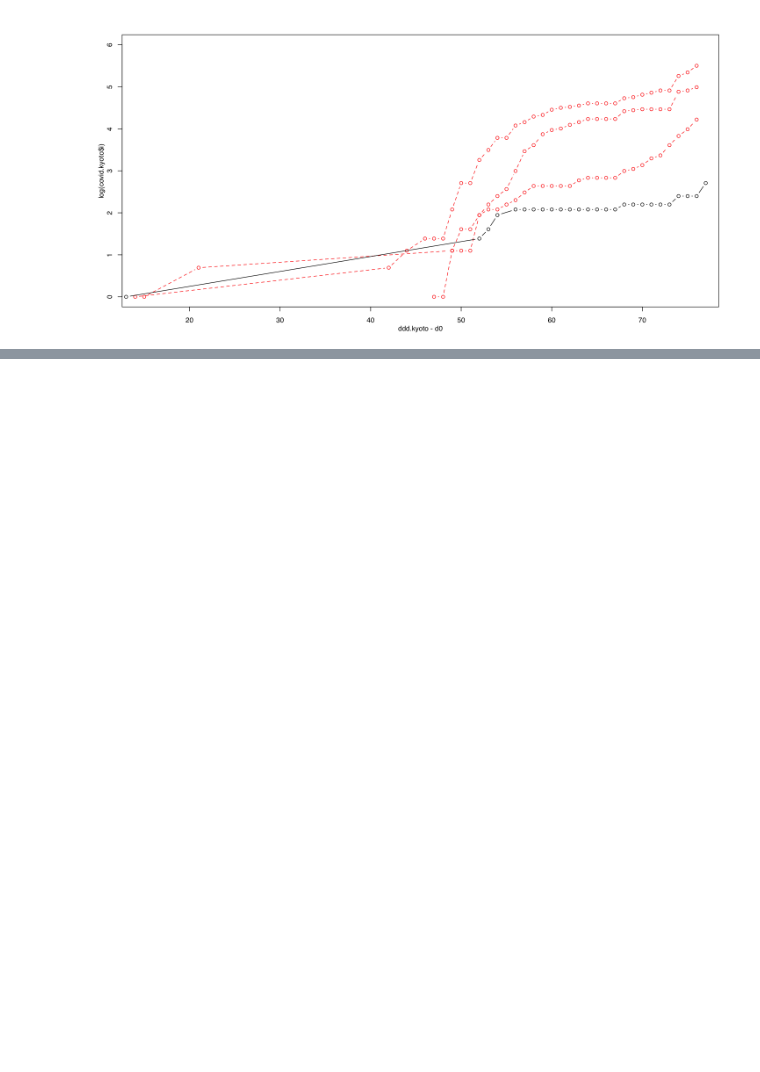
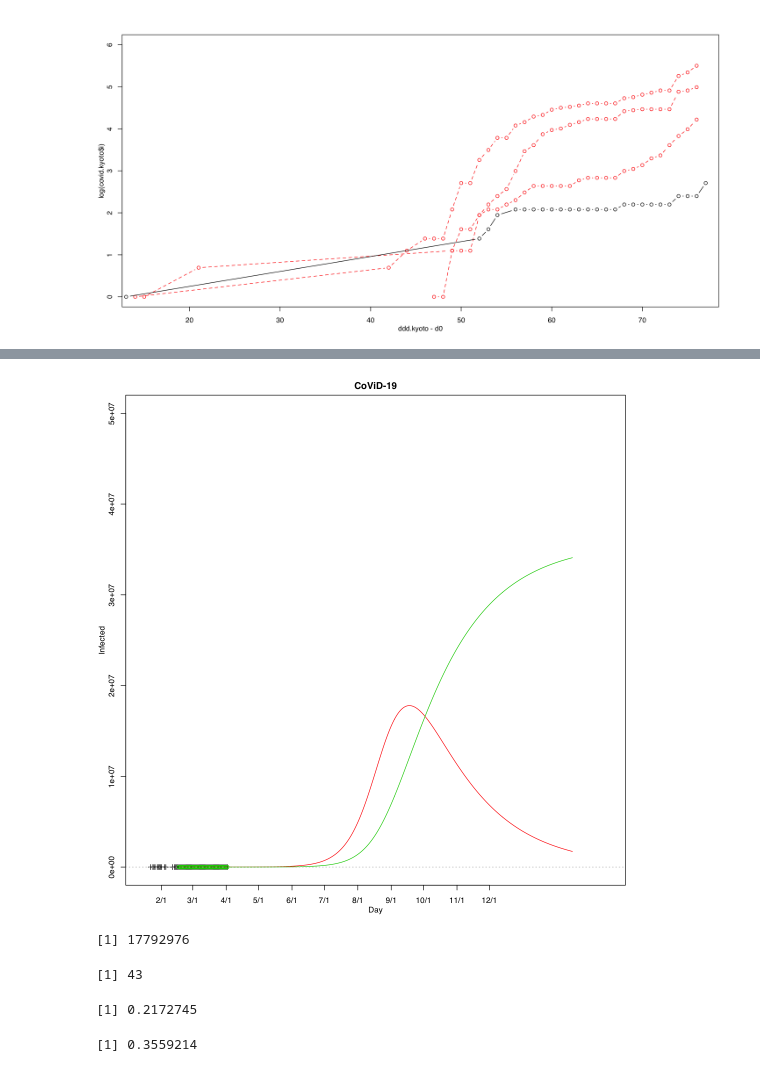
Before and after one commit to naono-git/covid19, a Jupyter notebook: covid19.nara.ipynb, the cells around one changed output, grey strips where cells are left out. Drawn from its saved outputs; the diff is of its cells as text; code cells hidden in the pictures; blank space fills up the shorter version.

```diff
--- a/covid19.nara.ipynb
+++ b/covid19.nara.ipynb
@@ -224,0 +364,29 @@ nn <- 1348
+# %%
+plotFigure(function(){
+    plot(dd1, covid$i, axes=FALSE, frame=TRUE, type="b", lty=2, pch=3, xlim=c(1,430), ylim=c(0,5e+7),
+         xlab="Day", ylab="Infected", main="CoViD-19")
+    points(dd1, covid$re, pch=1, col=3)
+
+    points(1:365+33,(sim.total[,"iit"]), pch=1, col=2,type="l")
+    points(1:365+33,(sim.total[,"rit"]), pch=1, col=3,type="l")
+
+    axis(1,at=ddlabel-d0,labels=ticklabel)
+    axis(2)
+    abline(model_exp_2, lty=3, col=8)
+},rr=1.5,dir="fig",file=file_plot1,dev=c("x11"))
+# %% [output]
+[figure, added]
+# %%
+max(sim.total[,"iit"])
+# %% [output]
+[1] 17792976
+# %%
+iii <- which(dd1 >= 33 & dd1 <= 75)
+length(iii)
+loss <- function(tmp){
+    mean((log(covid$i[iii]) - log(tmp[1:length(iii),"iit"]))^2) + mean((log(covid$re[iii]) - log(tmp[1:length(iii),"rit"]))^2)
+}
+loss(sim.total)
+# %% [output]
+[1] 43
+[1] 0.2172745
@@ -224,0 +407,4 @@ nn <- 1348
+# %%
+lossn(c(alpha=log(0.42), gamma=log(1/38)), 300)
+# %% [output]
+[1] 0.3559214
```
Also changed, not shown: parts of 30 cells of this notebook, 1 other file.
